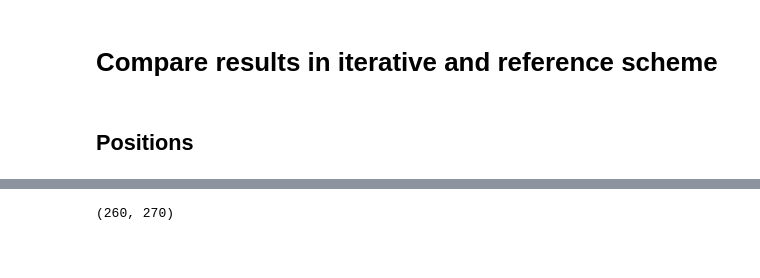
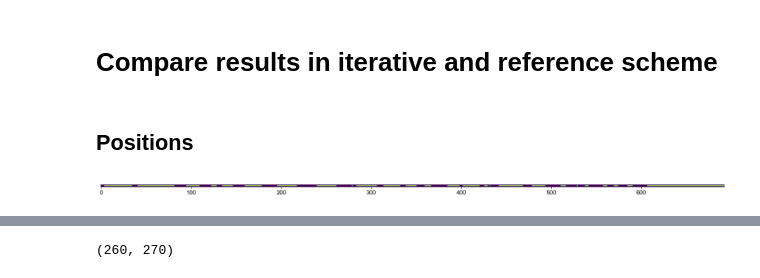
Before and after one commit to shoyip/SerProtAlign, a Jupyter notebook: notebooks/03_compact_ref.ipynb, the cells around one changed output, grey strips where cells are left out. Drawn from its saved outputs; the diff is of its cells as text; code cells hidden in the pictures; blank space fills up the shorter version.

```diff
--- a/notebooks/03_compact_ref.ipynb
+++ b/notebooks/03_compact_ref.ipynb
@@ -51,3 +51,10 @@ refproc_seqs.shape
 iterative_pos = np.array([0,1,2,3,35,36,37,38,39,40,82,83,84,85,86,87,88,89,90,91,92,93,94,110,111,112,113,114,115,116,117,118,119,120,121,122,129,130,131,132,133,134,147,148,149,150,151,152,153,154,155,156,179,180,181,182,183,184,185,186,187,188,189,190,191,192,193,194,195,218,219,220,221,222,223,224,225,226,227,228,229,230,231,232,233,234,235,236,237,238,239,262,263,264,265,266,267,268,269,270,271,272,273,274,275,276,277,278,280,281,282,283,307,308,309,310,311,312,313,333,334,335,336,337,338,352,353,354,355,356,357,358,359,360,367,368,369,370,371,372,373,374,375,376,377,378,379,380,381,382,399,400,401,421,422,423,424,425,430,431,433,434,435,436,437,438,439,440,441,469,470,471,472,473,474,475,476,477,478,494,495,496,497,498,499,500,501,502,503,504,505,506,507,508,509,510,520,521,522,523,524,525,526,527,528,530,531,532,533,534,535,536,537,538,544,545,546,547,548,549,550,551,552,553,554,555,556,557,563,564,565,566,567,568,569,575,576,577,578,579,580,581,582,583,584,591,592,593,594,595,596,597,598,599,600,601,602,603,604,605])
 # %%
 reference_pos = np.where(important_aa_mask == True)[0]
+# %%
+plt.figure(figsize=(30,.1))
+plt.imshow([[False for i in range(693)], ~important_aa_mask, [False for i in range(693)]])
+plt.yticks([])
+plt.show()
+# %% [output]
+[figure, added]
```
Also changed, not shown: parts of 1 cell of this notebook, 1 other file.
